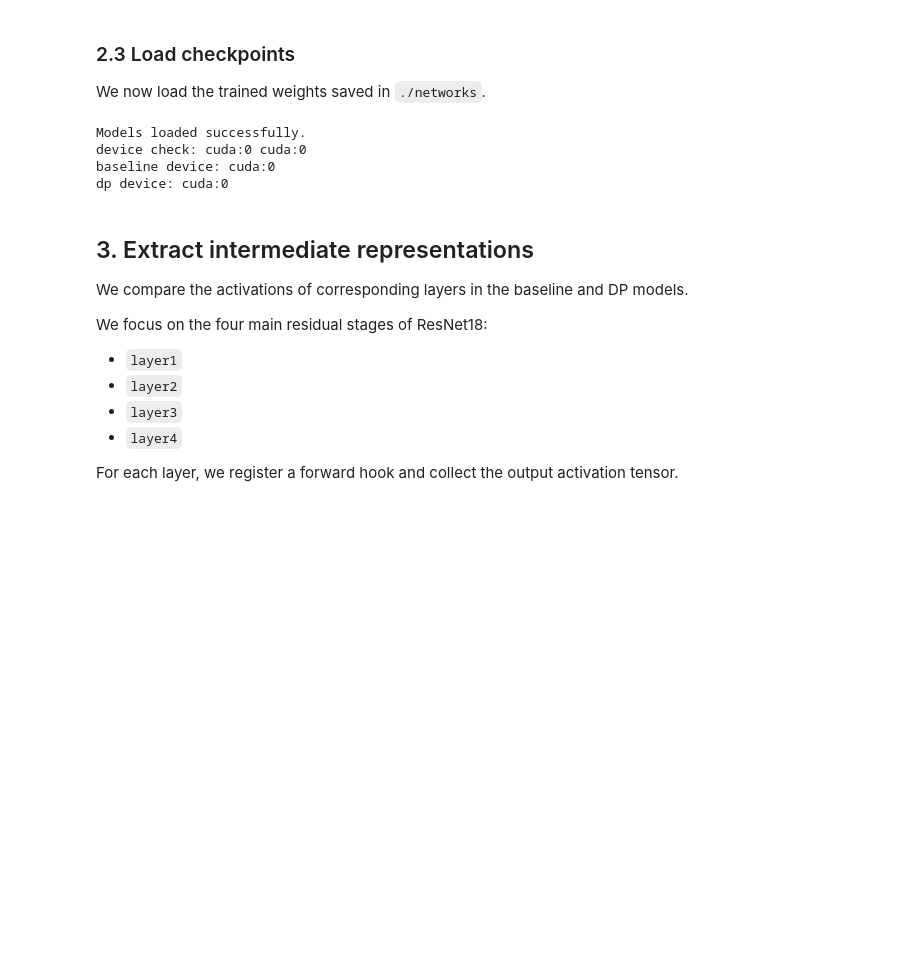
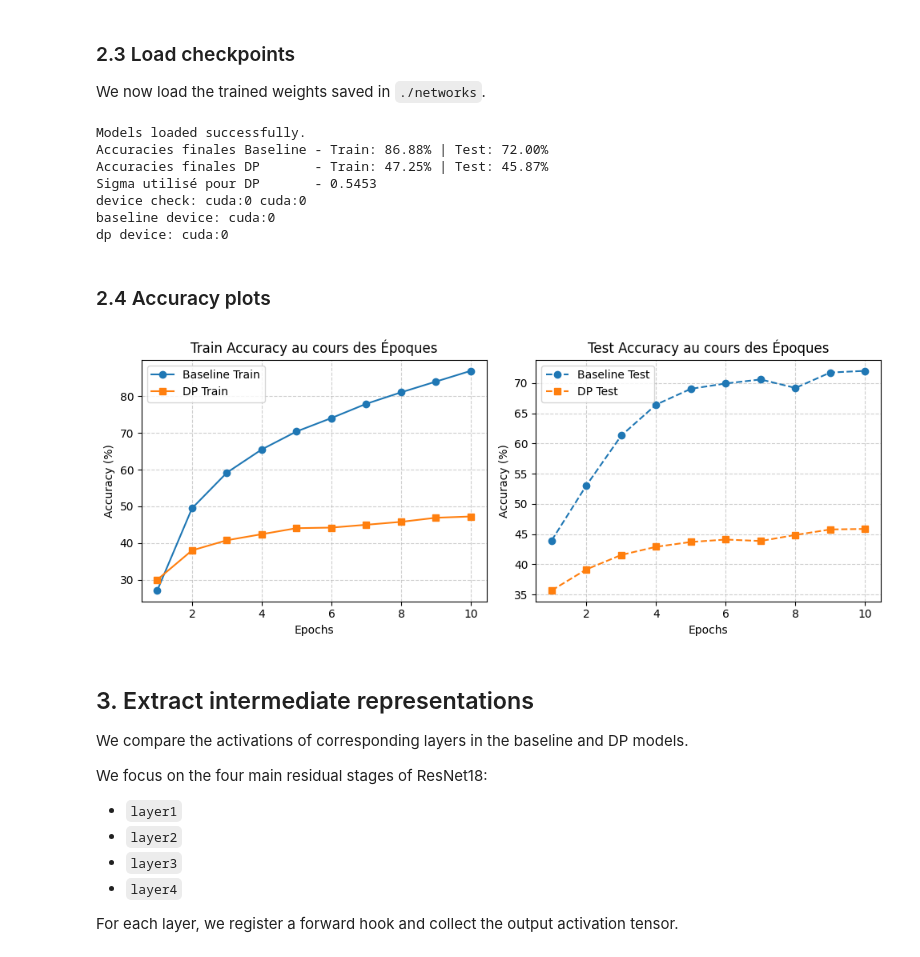
Before and after one commit to lhammach/DP-representations, a Jupyter notebook: cka_analysis.ipynb, the cells around one changed output. Saved outputs shown, nothing was run; the diff lists cells and outputs as text; code cells hidden in the pictures; blank space fills up the shorter version.

```diff
--- a/cka_analysis.ipynb
+++ b/cka_analysis.ipynb
@@ -205,10 +216,23 @@ target device  : cuda
 
 We now load the trained weights saved in `./networks`.
 # %%
-baseline.load_state_dict(torch.load(BASELINE_CKPT, map_location="cpu"))
-dp_model.load_state_dict(torch.load(DP_CKPT, map_location="cpu"))
+baseline_ckpt_dict = torch.load(BASELINE_CKPT, map_location="cpu")
+dp_ckpt_dict = torch.load(DP_CKPT, map_location="cpu")
+
+# pour le plot de de l'accuracy on récupère les historiques d'accuracy stockés dans les checkpoints
+baseline.load_state_dict(baseline_ckpt_dict['model_state_dict'])
+dp_model.load_state_dict(dp_ckpt_dict['model_state_dict'])
 
 print("Models loaded successfully.")
+
+# Optionnel : Vous pouvez afficher les accuracies stockées pour vérifier !
+print(f"Accuracies finales Baseline - Train: {baseline_ckpt_dict['train_acc_history'][-1]*100:.2f}% | Test: {baseline_ckpt_dict['test_acc_history'][-1]*100:.2f}%")
+print(f"Accuracies finales DP       - Train: {dp_ckpt_dict['train_acc_history'][-1]*100:.2f}% | Test: {dp_ckpt_dict['test_acc_history'][-1]*100:.2f}%")
+print(f"Sigma utilisé pour DP       - {dp_ckpt_dict['noise_multiplier']:.4f}")
+
+
+
+
 
 # FORCE DEVICE TRANSFER (clean + safe)
 baseline = baseline.to(device)
@@ -229,9 +253,43 @@ print("baseline device:", next(baseline.parameters()).device)
 print("dp device:", next(dp_model.parameters()).device)
 # %% [output]
 Models loaded successfully.
+Accuracies finales Baseline - Train: 86.88% | Test: 72.00%
+Accuracies finales DP       - Train: 47.25% | Test: 45.87%
+Sigma utilisé pour DP       - 0.5453
 device check: cuda:0 cuda:0
 baseline device: cuda:0
 dp device: cuda:0
+# %% [markdown]
+### 2.4 Accuracy plots
+# %%
+epochs_range = range(1, EPOCHS + 1)
+
+plt.figure(figsize=(10, 4))
+
+# Graphe des Entraînements (Train)
+plt.subplot(1, 2, 1)
+plt.plot(epochs_range, [x * 100 for x in baseline_ckpt_dict['train_acc_history']], label='Baseline Train', marker='o', color='tab:blue')
+plt.plot(epochs_range, [x * 100 for x in dp_ckpt_dict['train_acc_history']], label='DP Train', marker='s', color='tab:orange')
+plt.xlabel('Epochs')
+plt.ylabel('Accuracy (%)')
+plt.title('Train Accuracy au cours des Époques')
+plt.grid(True, linestyle='--', alpha=0.6)
+plt.legend()
+
+# Graphe des Évaluations (Test)
+plt.subplot(1, 2, 2)
+plt.plot(epochs_range, [x * 100 for x in baseline_ckpt_dict['test_acc_history']], label='Baseline Test', marker='o', linestyle='--', color='tab:blue')
+plt.plot(epochs_range, [x * 100 for x in dp_ckpt_dict['test_acc_history']], label='DP Test', marker='s', linestyle='--', color='tab:orange')
+plt.xlabel('Epochs')
+plt.ylabel('Accuracy (%)')
+plt.title('Test Accuracy au cours des Époques')
+plt.grid(True, linestyle='--', alpha=0.6)
+plt.legend()
+
+plt.tight_layout()
+plt.show()
+# %% [output]
+[figure, added]
 # %% [markdown]
 ## 3. Extract intermediate representations
 
```
Also changed, not shown: parts of 6 cells of this notebook, 1 other file.
